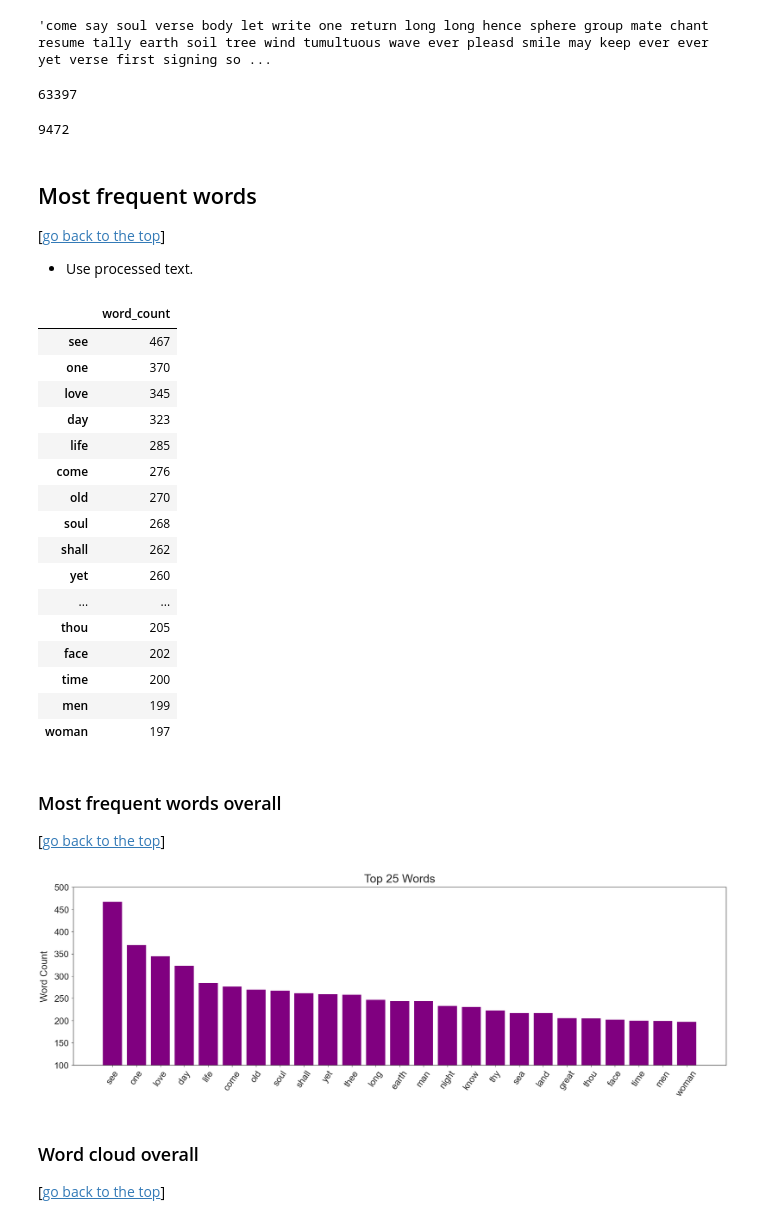
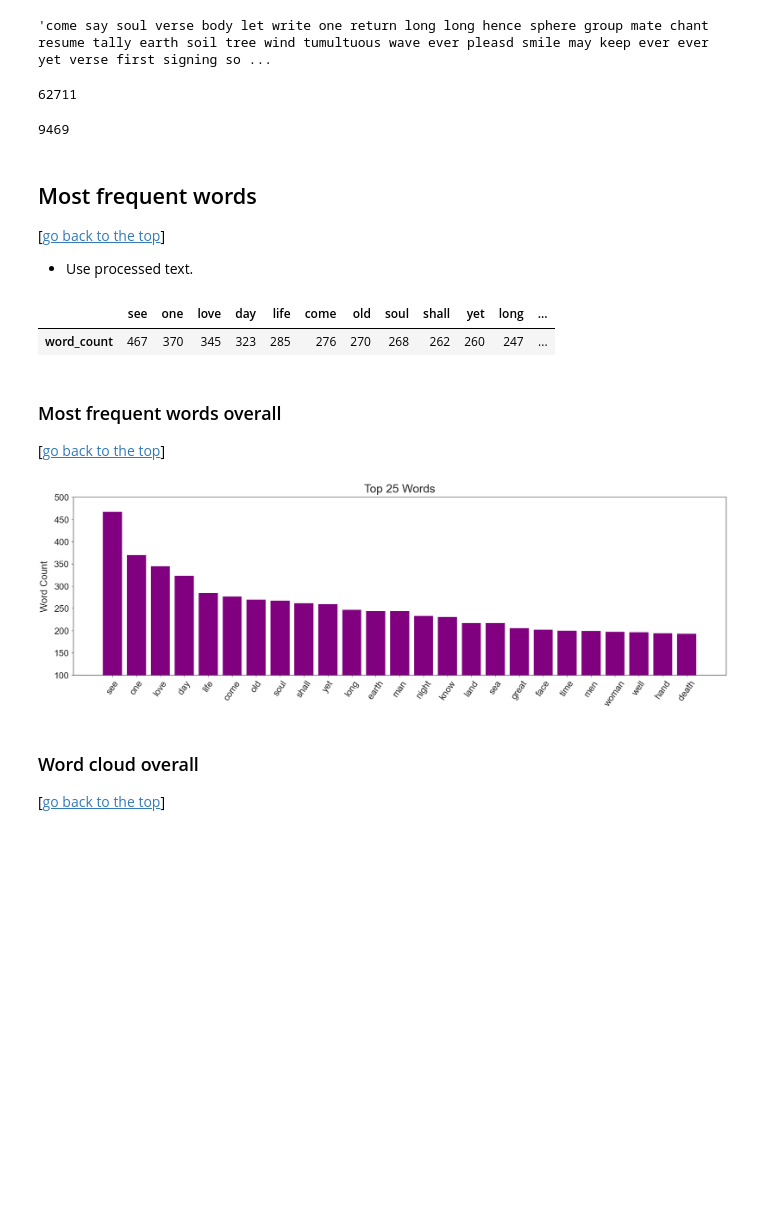
Before and after one commit to p-szymo/whitman_analysis, a Jupyter notebook: nlp_analysis.ipynb, the cells around one changed output. Cells and saved outputs as stored; diff of their text form; code cells hidden in the pictures; blank space fills up the shorter version.

```diff
--- a/nlp_analysis.ipynb
+++ b/nlp_analysis.ipynb
@@ -17,9 +80,6 @@ import numpy as np
 import matplotlib.pyplot as plt
 import seaborn as sns; sns.set_style('ticks')
 from wordcloud import WordCloud
-
-# statistics packages
-import scipy.stats as stats
 
 # text processing
 from nltk.corpus import stopwords
@@ -41,8 +101,9 @@ import pickle
 import warnings
 warnings.filterwarnings('ignore')
 
-# increase column width of dataframe
+# increase column width and number of dataframe
 pd.set_option('max_colwidth', 150)
+pd.set_option('max_columns', 30)
 # %% [output]
 The autoreload extension is already loaded. To reload it, use:
   %reload_ext autoreload
@@ -652,5 +713,10 @@ len(list(set(all_words)))
 20959
 # %% [markdown]
 #### After lemmatizing and removing stop words
+# %%
+# start with NLTK stop words
+stop_words = stopwords.words('english')
+stop_words += ['thee', 'thy', 'thou']
+# stop_words
 # %%
 %%time
@@ -700,12 +763,12 @@ all_words_proc = big_string_proc.split()
 # total processed words
 len(all_words_proc)
 # %% [output]
-63397
+62711
 # %%
 # unique processed words (vocabulary)
 len(list(set(all_words_proc)))
 # %% [output]
-9472
+9469
 # %% [markdown]
 ## Most frequent words
 
@@ -724,26 +787,11 @@ fdist_df = fdist_df.sort_values('word_count',
                                 ascending=False)
 # %%
 # look at the top 25 words in the processed corpus
-top_25 = fdist_df.iloc[:25,:]
+top_25 = fdist_df.iloc[:25,:].T
 top_25
 # %% [output]
-|  | word_count |
-| see | 467 |
-| one | 370 |
-| love | 345 |
-| day | 323 |
-| life | 285 |
-| come | 276 |
-| old | 270 |
-| soul | 268 |
-| shall | 262 |
-| yet | 260 |
-| ... | ... |
-| thou | 205 |
-| face | 202 |
-| time | 200 |
-| men | 199 |
-| woman | 197 |
+|  | see | one | love | day | life | come | old | soul | shall | yet | long | ... |
+| word_count | 467 | 370 | 345 | 323 | 285 | 276 | 270 | 268 | 262 | 260 | 247 | ... |
 # %% [markdown]
 ### Most frequent words overall
 
@@ -768,7 +816,7 @@ plt.tight_layout()
 
 plt.show()
 # %% [output]
-[figure, old version]
+[figure, new version]
 # %% [markdown]
 ### Word cloud overall
 
```
Also changed, not shown: parts of 44 cells of this notebook.
